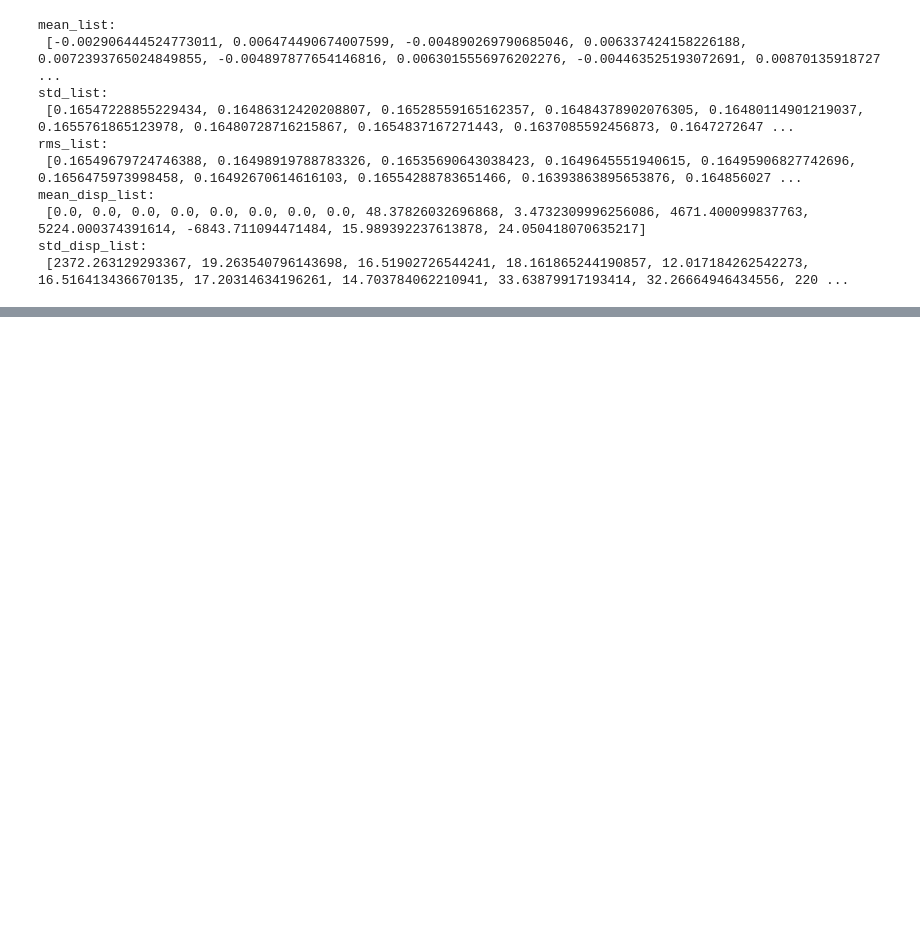
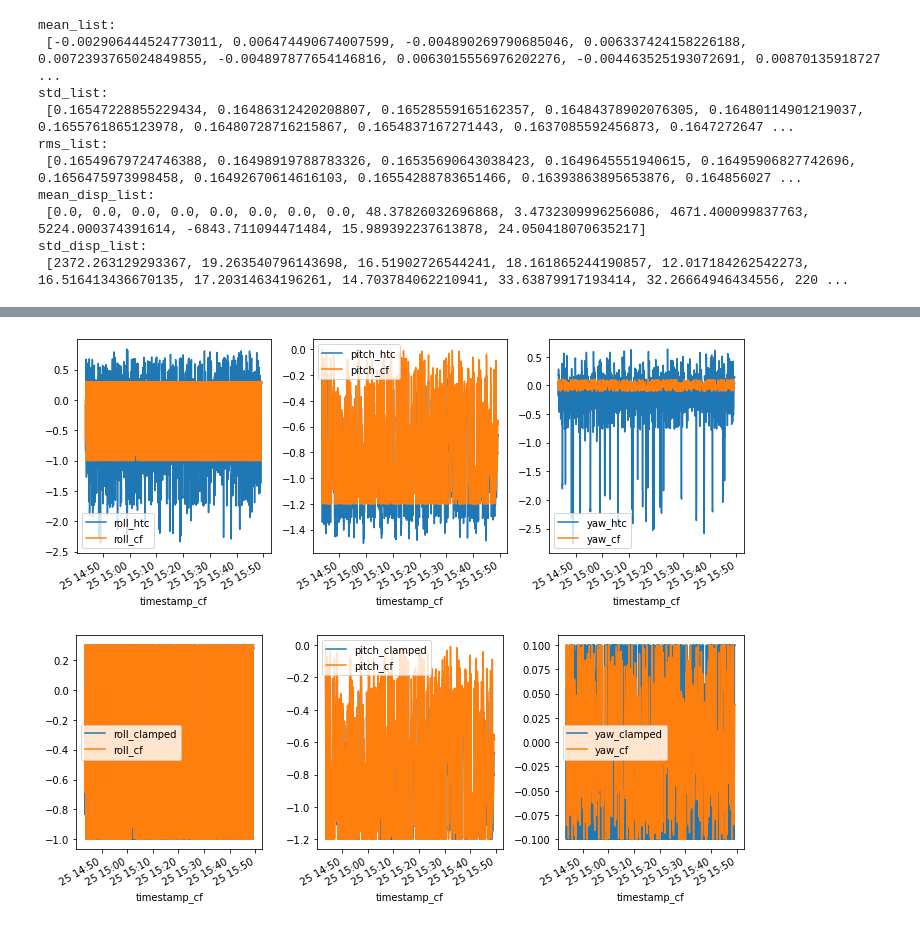
Before and after one commit to Roboy/joint_state_analysis, a Jupyter notebook: Data_Analysis_joint_states.ipynb, the cells around one changed output, grey strips where cells are left out. Drawn from its saved outputs; the diff is of its cells as text; code cells hidden in the pictures; blank space fills up the shorter version.

```diff
--- a/Data_Analysis_joint_states.ipynb
+++ b/Data_Analysis_joint_states.ipynb
@@ -328,0 +418,17 @@ std_disp_list:
+# %%
+# all the dataset
+fig, (ax1,ax2,ax3) = plt.subplots(1,3, figsize=(10,4))  # 1 row, 3 columns
+
+ds_cf_htc_merged.plot(x='timestamp_cf', y=["roll_htc", "roll_cf"], ax=ax1)   # plot all data points of roll (HTC and Cardsflow)
+ds_cf_htc_merged.plot(x='timestamp_cf', y=["pitch_htc", "pitch_cf"], ax=ax2) # plot all data points of pitch (HTC and Cardsflow)
+ds_cf_htc_merged.plot(x='timestamp_cf', y=["yaw_htc", "yaw_cf"], ax=ax3)     # plot all data points of yaw (HTC and Cardsflow)
+plt.tight_layout()  # Optional ... often improves the layout
+
+fig, (ax1,ax2,ax3) = plt.subplots(1,3, figsize=(10,4))  # 1 row, 3 columns
+ds_cf_htc_merged.plot(x='timestamp_cf', y=["roll_clamped", "roll_cf"], ax=ax1)   # plot all data points of roll (HTC and Cardsflow)
+ds_cf_htc_merged.plot(x='timestamp_cf', y=["pitch_clamped", "pitch_cf"], ax=ax2) # plot all data points of pitch (HTC and Cardsflow)
+ds_cf_htc_merged.plot(x='timestamp_cf', y=["yaw_clamped", "yaw_cf"], ax=ax3)     # plot all data points of yaw (HTC and Cardsflow)
+plt.tight_layout()  # Optional ... often improves the layout
+# %% [output]
+[figure, added]
+[figure, added]
```
Also changed, not shown: parts of 9 cells of this notebook.
